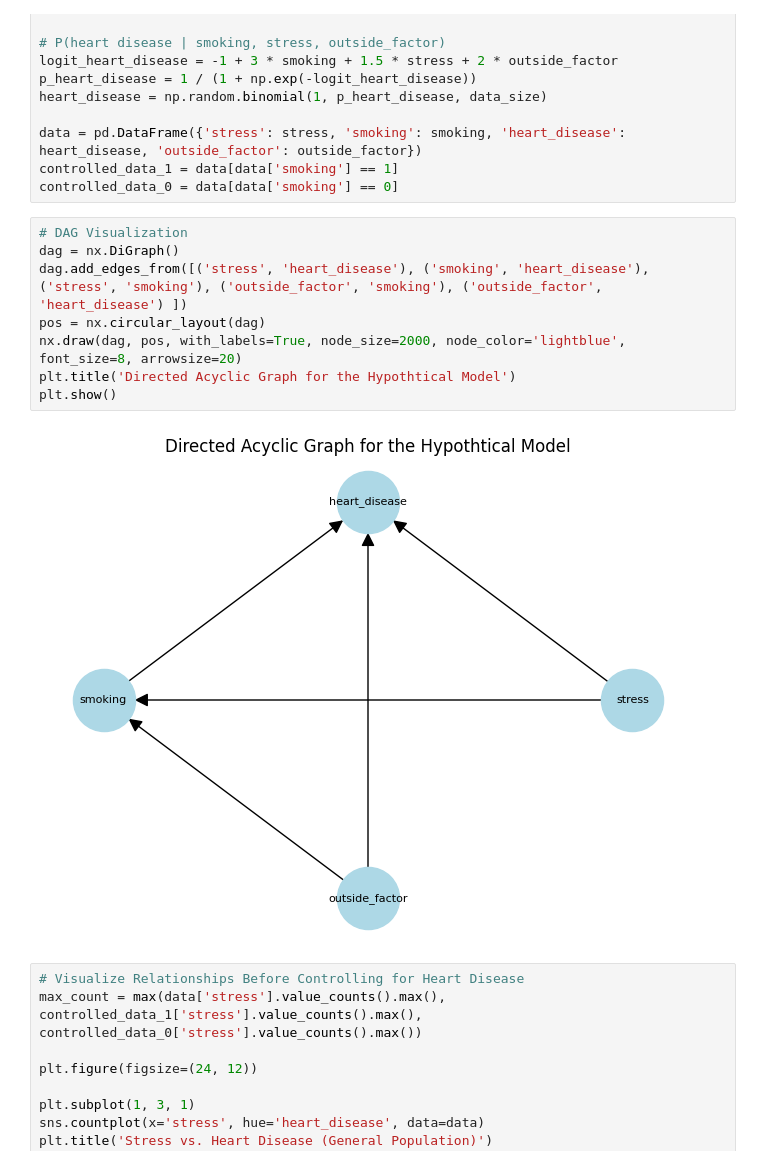
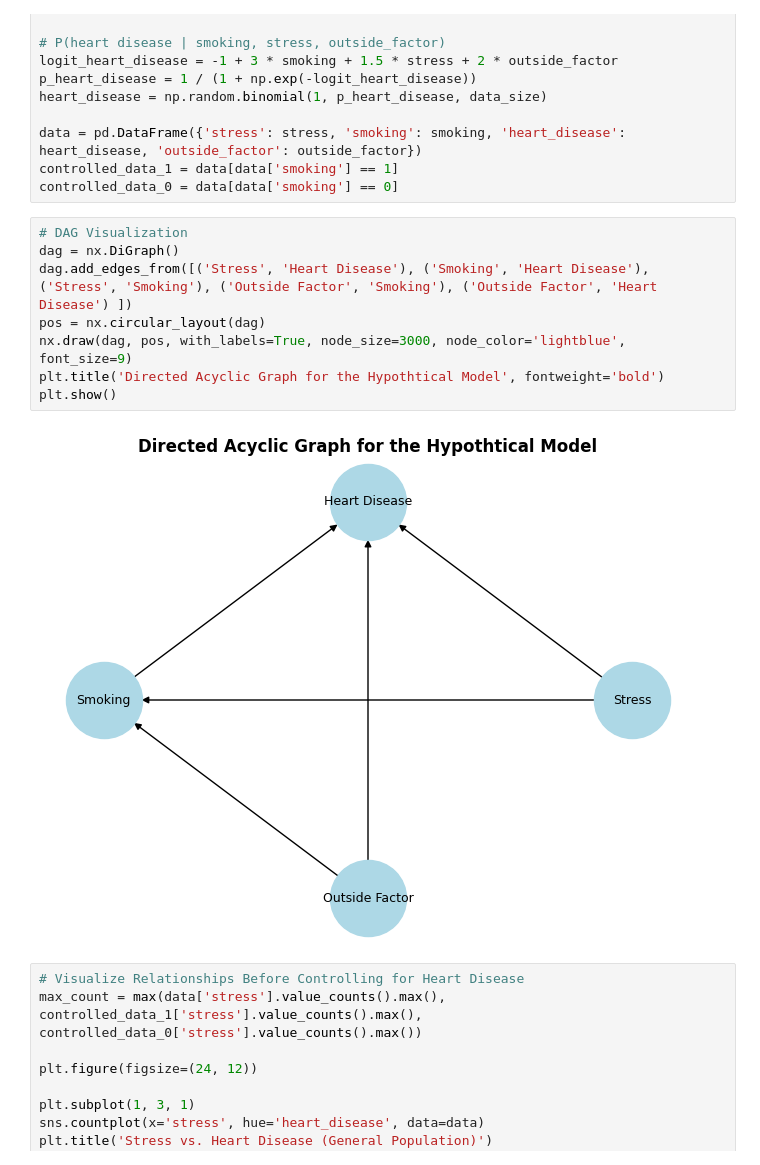
Before and after one commit to MaxiStahl1992/advanced-workbook-code, a Jupyter notebook: task6_full.ipynb, the cells around one changed output. Cells and saved outputs as stored; diff of their text form.

```diff
--- a/task6_full.ipynb
+++ b/task6_full.ipynb
@@ -56,13 +56,13 @@ controlled_data_0 = data[data['smoking'] == 0]
 # %%
 # DAG Visualization
 dag = nx.DiGraph()
-dag.add_edges_from([('stress', 'heart_disease'), ('smoking', 'heart_disease'), ('stress', 'smoking'), ('outside_factor', 'smoking'), ('outside_factor', 'heart_disease') ])
+dag.add_edges_from([('Stress', 'Heart Disease'), ('Smoking', 'Heart Disease'), ('Stress', 'Smoking'), ('Outside Factor', 'Smoking'), ('Outside Factor', 'Heart Disease') ])
 pos = nx.circular_layout(dag)
-nx.draw(dag, pos, with_labels=True, node_size=2000, node_color='lightblue', font_size=8, arrowsize=20)
-plt.title('Directed Acyclic Graph for the Hypothtical Model')
+nx.draw(dag, pos, with_labels=True, node_size=3000, node_color='lightblue', font_size=9)
+plt.title('Directed Acyclic Graph for the Hypothtical Model', fontweight='bold')
 plt.show()
 # %% [output]
-[figure, old version]
+[figure, new version]
 # %%
 # Visualize Relationships Before Controlling for Heart Disease
 max_count = max(data['stress'].value_counts().max(), controlled_data_1['stress'].value_counts().max(), controlled_data_0['stress'].value_counts().max())
```
Also changed, not shown: 4 other files.
